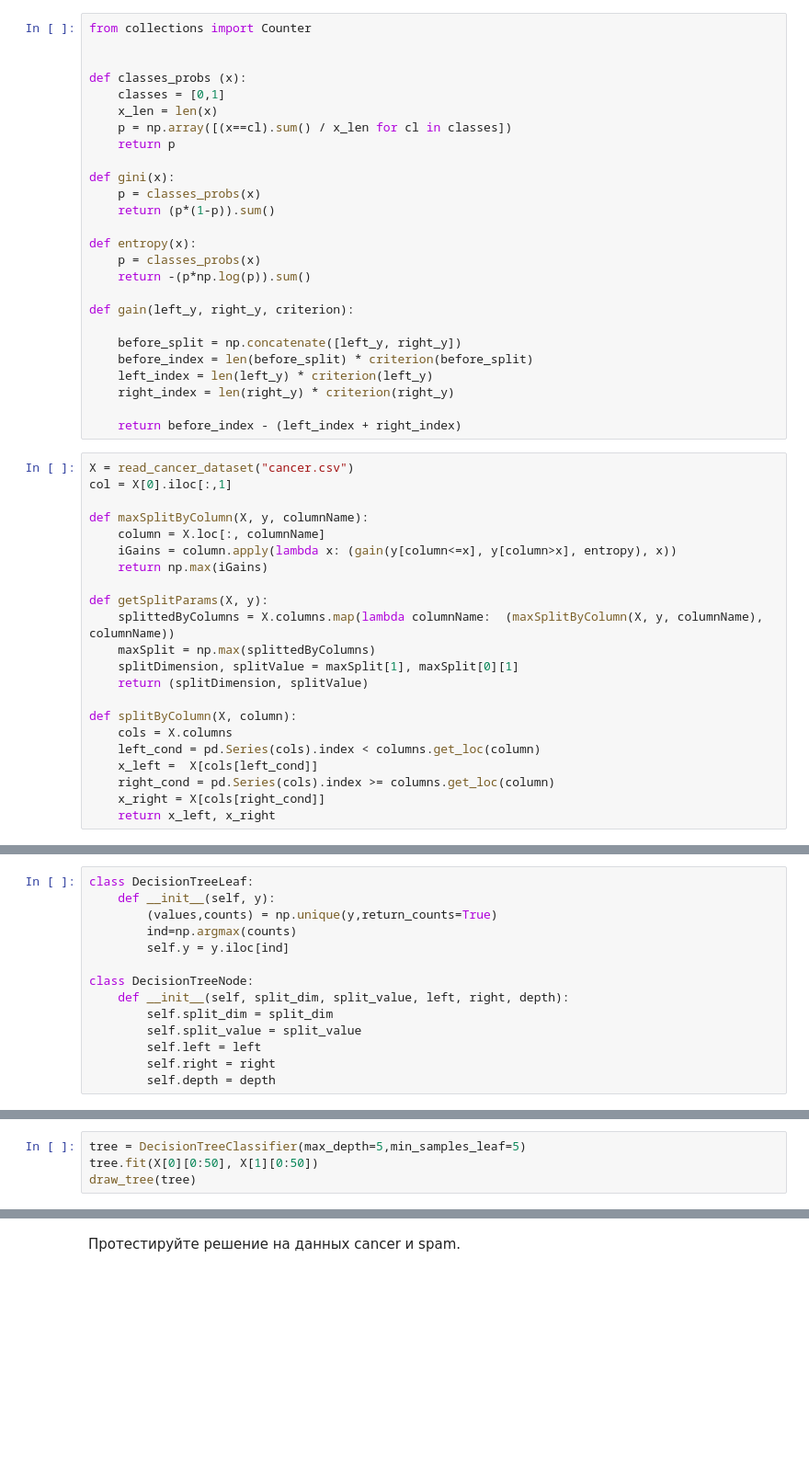
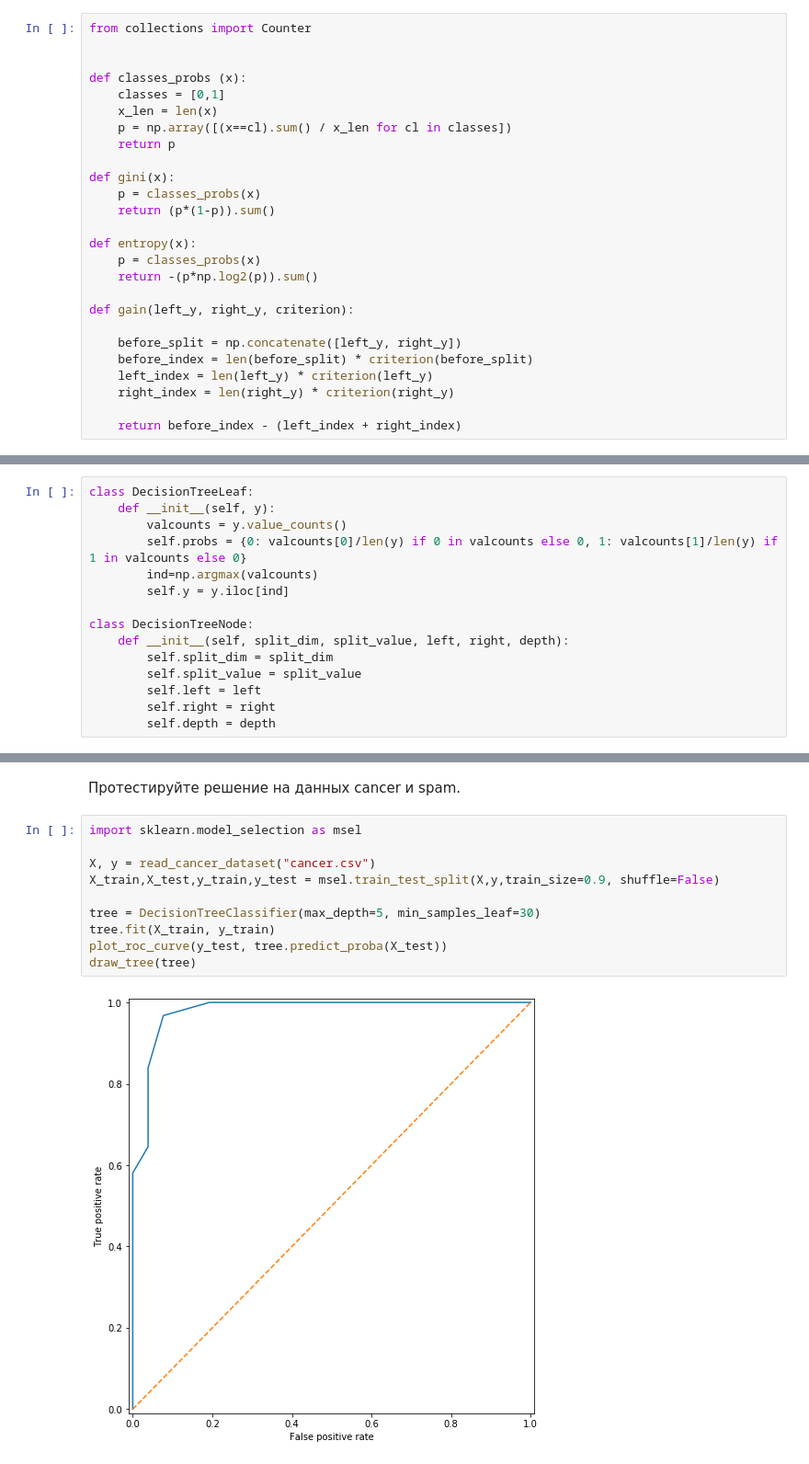
Before and after one commit to vkpankov/BioInfML, a Jupyter notebook: hw03_task.ipynb, the cells around one changed output, grey strips where cells are left out. Shown at 92% size. Cells and saved outputs as stored; diff of their text form; blank space fills up the shorter version.

```diff
--- a/hw03_task.ipynb
+++ b/hw03_task.ipynb
@@ -59,7 +56,7 @@ def gini(x):
 
 def entropy(x):
     p = classes_probs(x)
-    return -(p*np.log(p)).sum()
+    return -(p*np.log2(p)).sum()
 
 def gain(left_y, right_y, criterion):
 
@@ -69,28 +66,6 @@ def gain(left_y, right_y, criterion):
     right_index = len(right_y) * criterion(right_y)
 
     return before_index - (left_index + right_index)
-# %%
-X = read_cancer_dataset("cancer.csv")
-col = X[0].iloc[:,1]
-
-def maxSplitByColumn(X, y, columnName):
-    column = X.loc[:, columnName]
-    iGains = column.apply(lambda x: (gain(y[column<=x], y[column>x], entropy), x))
-    return np.max(iGains)
-
-def getSplitParams(X, y):
-    splittedByColumns = X.columns.map(lambda columnName:  (maxSplitByColumn(X, y, columnName), columnName))
-    maxSplit = np.max(splittedByColumns)
-    splitDimension, splitValue = maxSplit[1], maxSplit[0][1]
-    return (splitDimension, splitValue)
-
-def splitByColumn(X, column):
-    cols = X.columns
-    left_cond = pd.Series(cols).index < columns.get_loc(column)
-    x_left =  X[cols[left_cond]]
-    right_cond = pd.Series(cols).index >= columns.get_loc(column)
-    x_right = X[cols[right_cond]]
-    return x_left, x_right
 # %% [markdown]
 ### Задание 2 (2 балла)
 Деревья решений имеют хорошую интерпретируемость, т.к. позволяют не только предсказать класс, но и объяснить, почему мы предсказали именно его. Например, мы можем его нарисовать. Чтобы сделать это, нам необходимо знать, как оно устроено внутри. Реализуйте классы, которые будут задавать структуру дерева.
@@ -112,8 +87,9 @@ __Интерфейс классов можно и нужно менять при
 # %%
 class DecisionTreeLeaf:
     def __init__(self, y):
-        (values,counts) = np.unique(y,return_counts=True)
-        ind=np.argmax(counts)
+        valcounts = y.value_counts()
+        self.probs = {0: valcounts[0]/len(y) if 0 in valcounts else 0, 1: valcounts[1]/len(y) if 1 in valcounts else 0}
+        ind=np.argmax(valcounts)
         self.y = y.iloc[ind]
 
 class DecisionTreeNode:
@@ -191,7 +189,3 @@ class DecisionTreeClassifier:
         return [max(p.keys(), key=lambda k: p[k]) for p in proba]
 # %% [markdown]
 Построенное дерево можно нарисовать. Метод `draw_tree` рисует дерево и сохраняет его в указанный файл.
-# %%
-tree = DecisionTreeClassifier(max_depth=5,min_samples_leaf=5)
-tree.fit(X[0][0:50], X[1][0:50])
-draw_tree(tree)
@@ -283,3 +275,15 @@ def plot_2d(tree, X, y):
     plt.show()
 # %% [markdown]
 Протестируйте решение на данных cancer и spam.
+# %%
+import sklearn.model_selection as msel
+
+X, y = read_cancer_dataset("cancer.csv")
+X_train,X_test,y_train,y_test = msel.train_test_split(X,y,train_size=0.9, shuffle=False)
+
+tree = DecisionTreeClassifier(max_depth=5, min_samples_leaf=30)
+tree.fit(X_train, y_train)
+plot_roc_curve(y_test, tree.predict_proba(X_test))
+draw_tree(tree)
+# %% [output]
+[figure, added]
```
Also changed, not shown: parts of 5 cells of this notebook.
